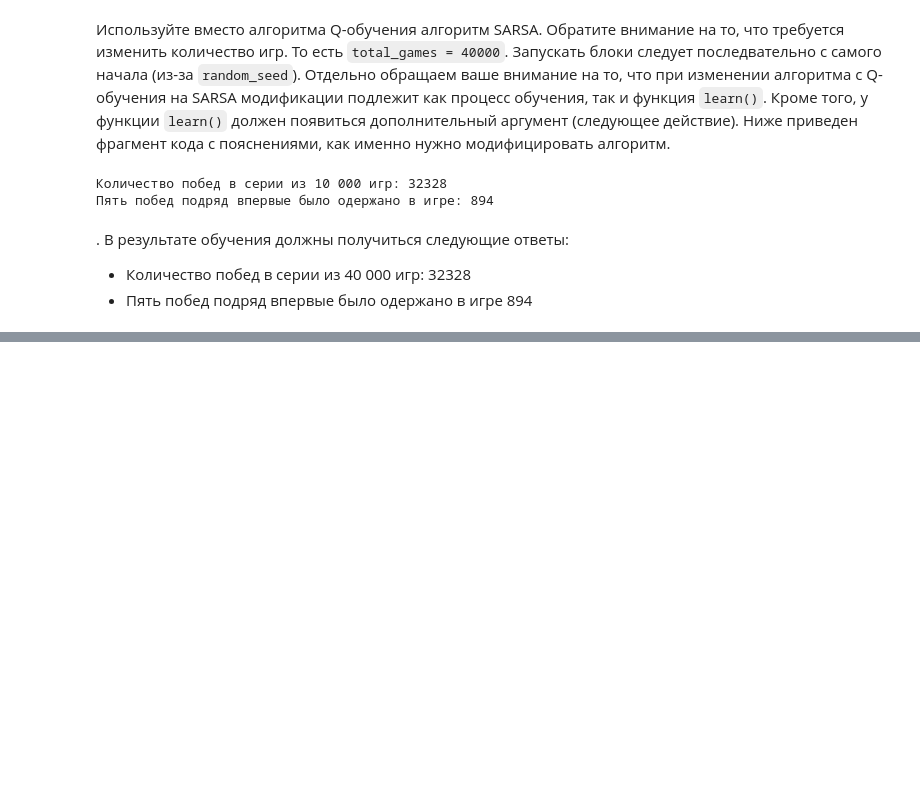
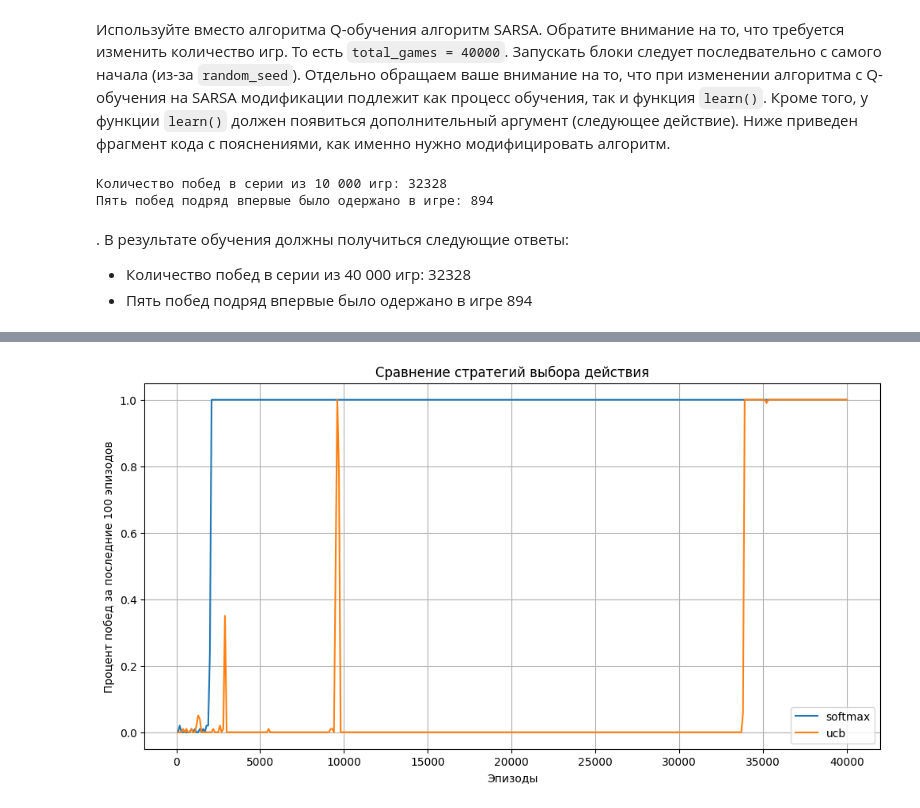
Before and after one commit to ann04ka/Labs, a Jupyter notebook: Lab3.ipynb, the cells around one changed output, grey strips where cells are left out. Cells and saved outputs as stored; diff of their text form; code cells hidden in the pictures; blank space fills up the shorter version.

```diff
--- a/Lab3.ipynb
+++ b/Lab3.ipynb
@@ -325,0 +444,6 @@ print("Пять побед подряд впервые было одержано
+# %%
+def choose_action_softmax(state, Q, T=0.5):
+    logits = Q[state] / T
+    logits -= np.max(logits)
+    probs = np.exp(logits) / np.sum(np.exp(logits))
+    return np.random.choice(len(probs), p=probs)
@@ -325,0 +497,7 @@ print("Пять побед подряд впервые было одержано
+# %%
+def choose_action_ucb(state, Q, counts, t, c=1.0):
+    for a in range(Q.shape[1]):
+        if counts[state, a] == 0:
+            return a
+    ucb = Q[state] + c * np.sqrt(np.log(t) / counts[state])
+    return np.argmax(ucb)
@@ -325,0 +557,17 @@ print("Пять побед подряд впервые было одержано
+# %%
+import matplotlib.pyplot as plt
+
+plt.figure(figsize=(12, 6))
+
+for name, data in results.items():
+    win_rates = [sum(data[i:i+100])/100 for i in range(0, len(data), 100)]
+    plt.plot(range(100, total_games+1, 100), win_rates, label=name)
+
+plt.title("Сравнение стратегий выбора действия")
+plt.xlabel("Эпизоды")
+plt.ylabel("Процент побед за последние 100 эпизодов")
+plt.legend()
+plt.grid(True)
+plt.show()
+# %% [output]
+[figure, added]
```
Also changed, not shown: parts of 8 cells of this notebook.
